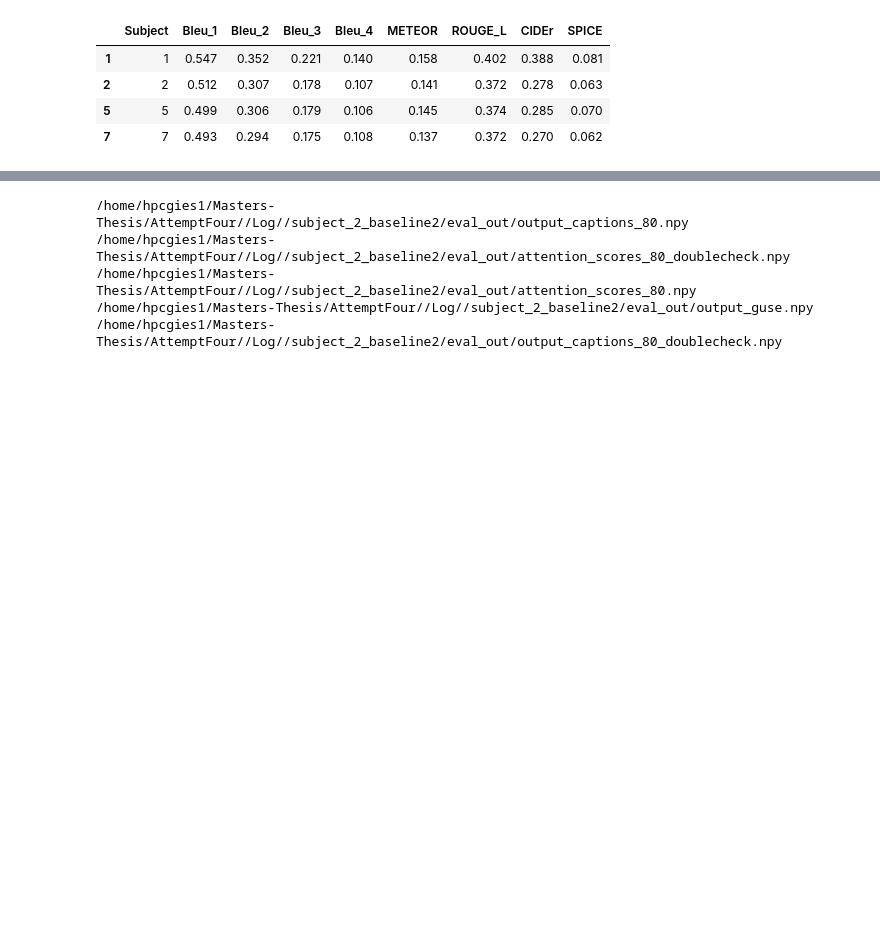
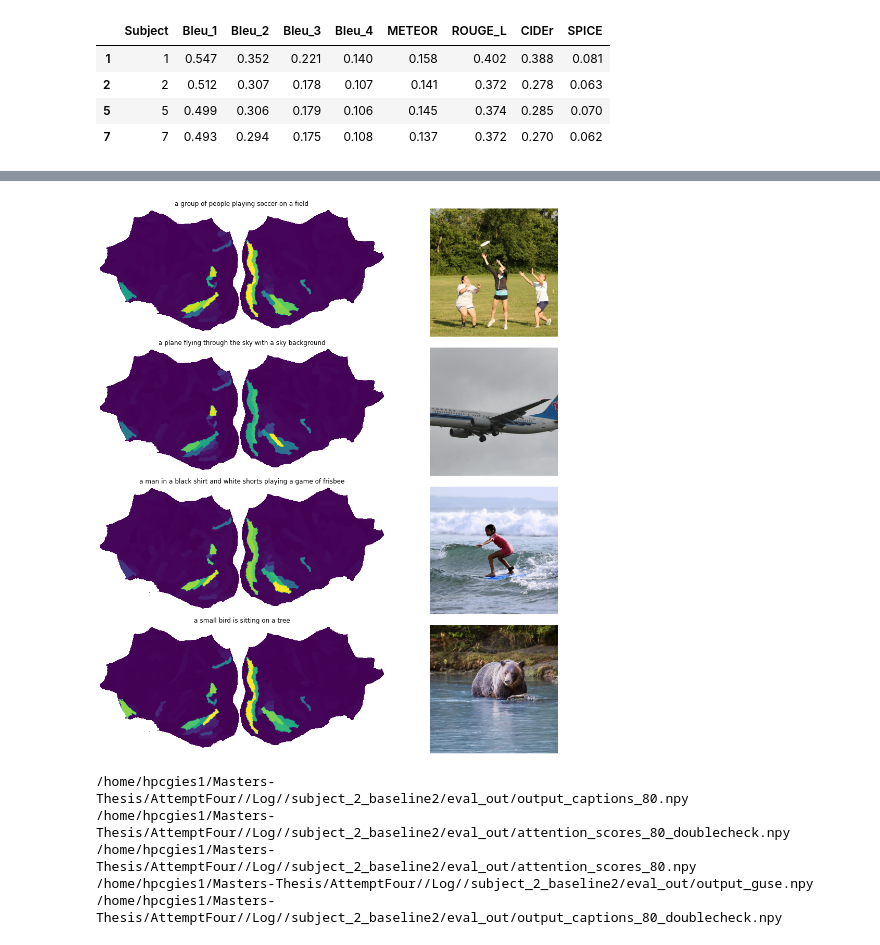
Before and after one commit to seang123/Masters-Thesis2, a Jupyter notebook: notebooks/2-Dirk-comparison.ipynb, the cells around one changed output, grey strips where cells are left out. Cells and saved outputs as stored; diff of their text form; code cells hidden in the pictures; blank space fills up the shorter version.

```diff
--- a/notebooks/2-Dirk-comparison.ipynb
+++ b/notebooks/2-Dirk-comparison.ipynb
@@ -58,0 +71,8 @@ data[models[0]][0]
+# %%
+attn_maps = np.squeeze(np.load(glob.glob(f"{eval_dir}/subject_2_baseline2/eval_out/attention_scores_*.npy")[0]))
+print(attn_maps.shape)
+output = np.squeeze(np.load(glob.glob(f"{eval_dir}/subject_2_baseline2/eval_out/output_captions_*.npy")[0]))
+print(output.shape)
+
+tokenizer = f'{eval_dir}/subject_2_baseline2/eval_out/tokenizer.json'
+tokenizer = tf.keras.preprocessing.text.tokenizer_from_json(open(tokenizer, 'r').read())
@@ -59,3 +113,36 @@ data[models[0]][0]
+# %%
+captions = tokenizer.sequences_to_texts(output)
+captions_clean = []
+for cap in captions:
+    cap = cap.split(" ")
+    cap = [i for i in cap if i != '<end>' and i != '<pad>']
+    captions_clean.append(" ".join(cap))
+# %%
+fig, axs = plt.subplots(4,2, figsize=(15,15))
+
+# for i, ax in enumerate(axs.flatten()):
+for i, ax in enumerate([0,1,2,3]):
+    i += 4
+
+    d = np.mean(attn_maps[i], axis=0)
+#     d = np.log(d)
+    d = get_flatmap(generate_plot(d))[0]
+    axs[ax,0].imshow(d)
+    axs[ax,0].axis('off')
+    axs[ax,0].set_title(captions_clean[i])
+
+for i, ax in enumerate([0,1,2,3]):
+    i += 4
+
+    img0 = get_image(test_nsd_keys[i])
+    axs[ax,1].imshow(img0)
+    axs[ax,1].axis('off')
+
+plt.tight_layout()
+plt.savefig(f"{home_dir}/lstm_examples_next4.png", bbox_inches='tight')
+plt.show()
+# %% [output]
+[figure, added]
 # %%
 f = glob.glob(f"{eval_dir}/subject_2_baseline2/eval_out/*.npy")
 for i in f:
```
Also changed, not shown: parts of 17 cells of this notebook, 13 other files.
